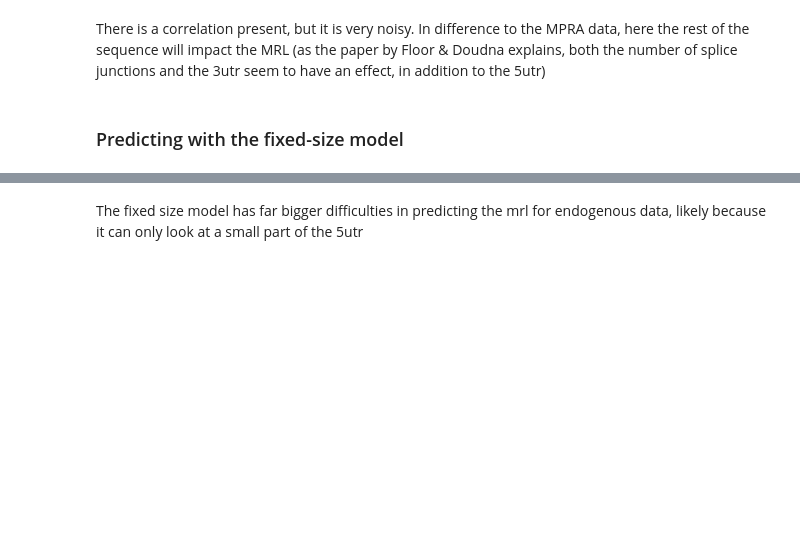
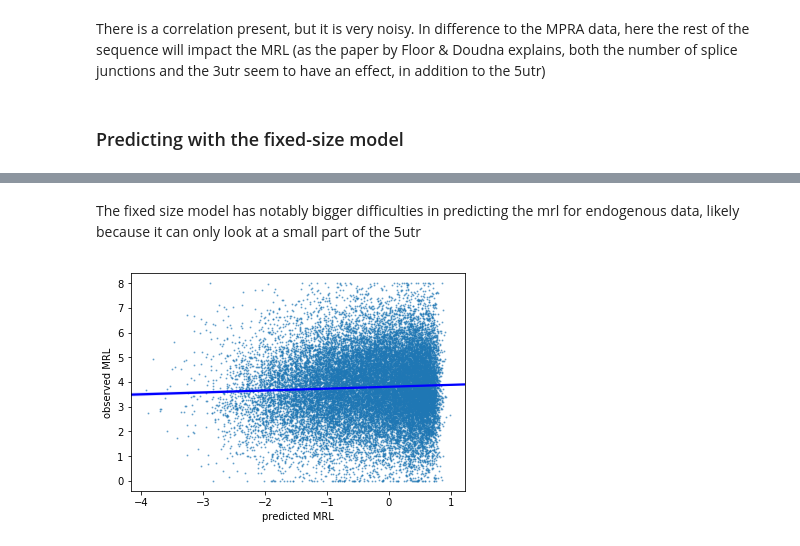
Before and after one commit to Karollus/5UTR, a Jupyter notebook: Modelling/Validation_TripSeq.ipynb, the cells around one changed output, grey strips where cells are left out. Cells and saved outputs as stored; diff of their text form; code cells hidden in the pictures; blank space fills up the shorter version.

```diff
--- a/Modelling/Validation_TripSeq.ipynb
+++ b/Modelling/Validation_TripSeq.ipynb
@@ -108,2 +108,7 @@ Pearson: 0.067, p-val: 0.000, squared: 0.005, Spearman: 0.055, p-val: 0.000
 # %% [markdown]
-The fixed size model has far bigger difficulties in predicting the mrl for endogenous data, likely because it can only look at a small part of the 5utr
+The fixed size model has notably bigger difficulties in predicting the mrl for endogenous data, likely because it can only look at a small part of the 5utr
+# %%
+df = pd.DataFrame({"predicted MRL":predictions_aggreg_50.reshape(-1), "observed MRL":aggreg["rl_1"]})
+x = sns.regplot(x='predicted MRL', y="observed MRL", data=df, line_kws={"color":"b"}, scatter_kws={"s": 1, "alpha":0.5}).get_figure()
+# %% [output]
+[figure, added]
```
Also changed, not shown: parts of 7 cells of this notebook, 13 other files.
